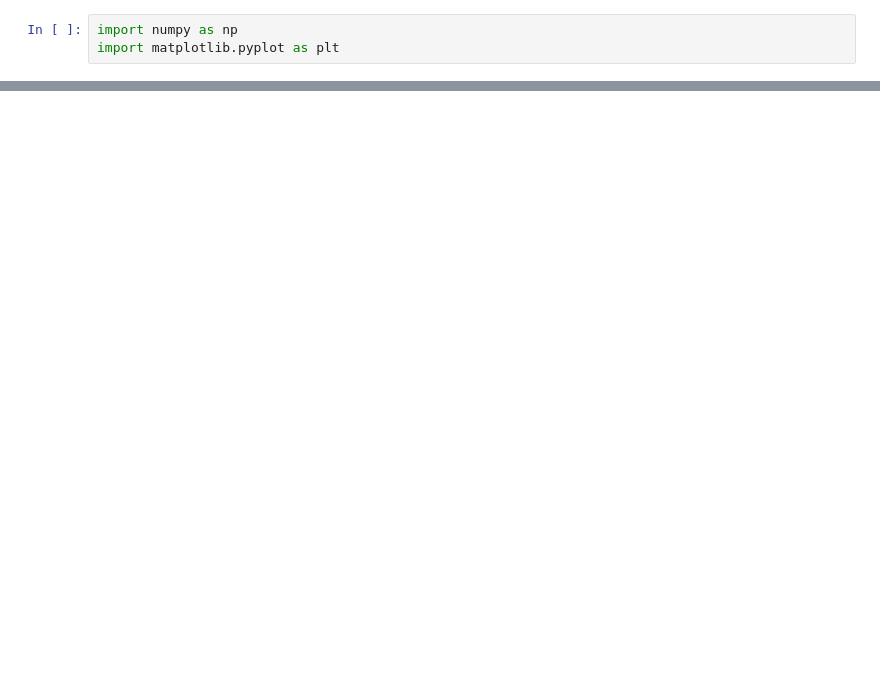
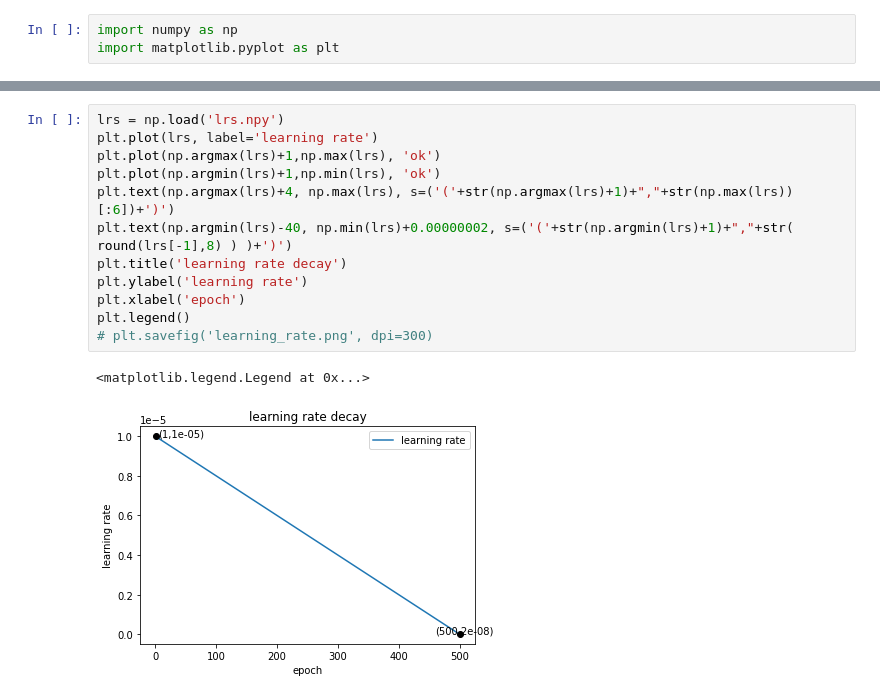
Before and after one commit to ckdgus0505/pytorch_vq_vae_audio, a Jupyter notebook: graph_npy.ipynb, the cells around one changed output, grey strips where cells are left out. Cells and saved outputs as stored; diff of their text form; blank space fills up the shorter version.

```diff
--- a/graph_npy.ipynb
+++ b/graph_npy.ipynb
@@ -64,0 +72,15 @@ plt.savefig('losses.png', dpi=300)
+# %%
+lrs = np.load('lrs.npy')
+plt.plot(lrs, label='learning rate')
+plt.plot(np.argmax(lrs)+1,np.max(lrs), 'ok')
+plt.plot(np.argmin(lrs)+1,np.min(lrs), 'ok')
+plt.text(np.argmax(lrs)+4, np.max(lrs), s=('('+str(np.argmax(lrs)+1)+","+str(np.max(lrs))[:6])+')')
+plt.text(np.argmin(lrs)-40, np.min(lrs)+0.00000002, s=('('+str(np.argmin(lrs)+1)+","+str( round(lrs[-1],8) ) )+')')
+plt.title('learning rate decay')
+plt.ylabel('learning rate')
+plt.xlabel('epoch')
+plt.legend()
+# plt.savefig('learning_rate.png', dpi=300)
+# %% [output]
+<matplotlib.legend.Legend at 0x...>
+[figure, added]
```
Also changed, not shown: parts of 12 cells of this notebook, 2 other files.
